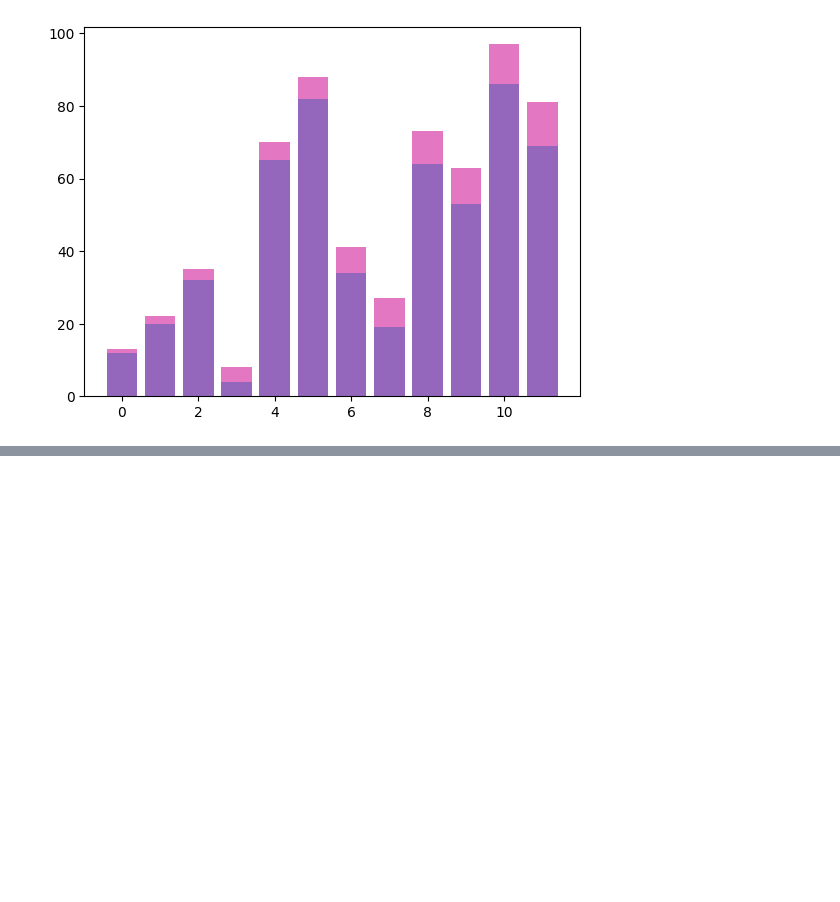
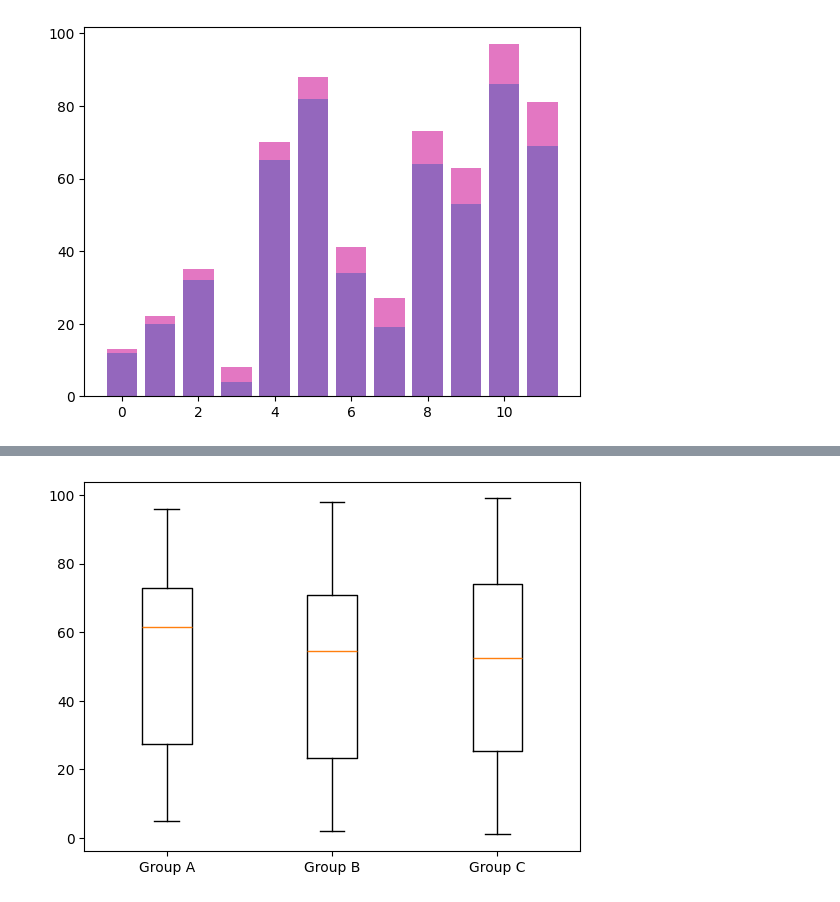
Before and after one commit to MehulEXE/python, a Jupyter notebook: matplot.ipynb, the cells around one changed output, grey strips where cells are left out. Saved outputs shown, nothing was run; the diff lists cells and outputs as text; code cells hidden in the pictures; blank space fills up the shorter version.

```diff
--- a/matplot.ipynb
+++ b/matplot.ipynb
@@ -77,0 +97,14 @@ plt.show()
+# %%
+'''BOXPLOT'''
+#show the median, quartiles, maximum and minimum of a set of values
+#quantiles ---which divide the number of data points into four parts
+data1=np.random.randint(1,100,size=30)
+data2=np.random.randint(1,100,size=60)
+data3=np.random.randint(1,100,size=90)
+plt.boxplot([data1,data2,data3])
+# plt.boxplot(data2)
+# plt.boxplot(data3)
+plt.xticks([1,2,3], ['Group A', 'Group B','Group C'])
+plt.show()
+# %% [output]
+[figure, added]
```
Also changed, not shown: parts of 7 cells of this notebook.
